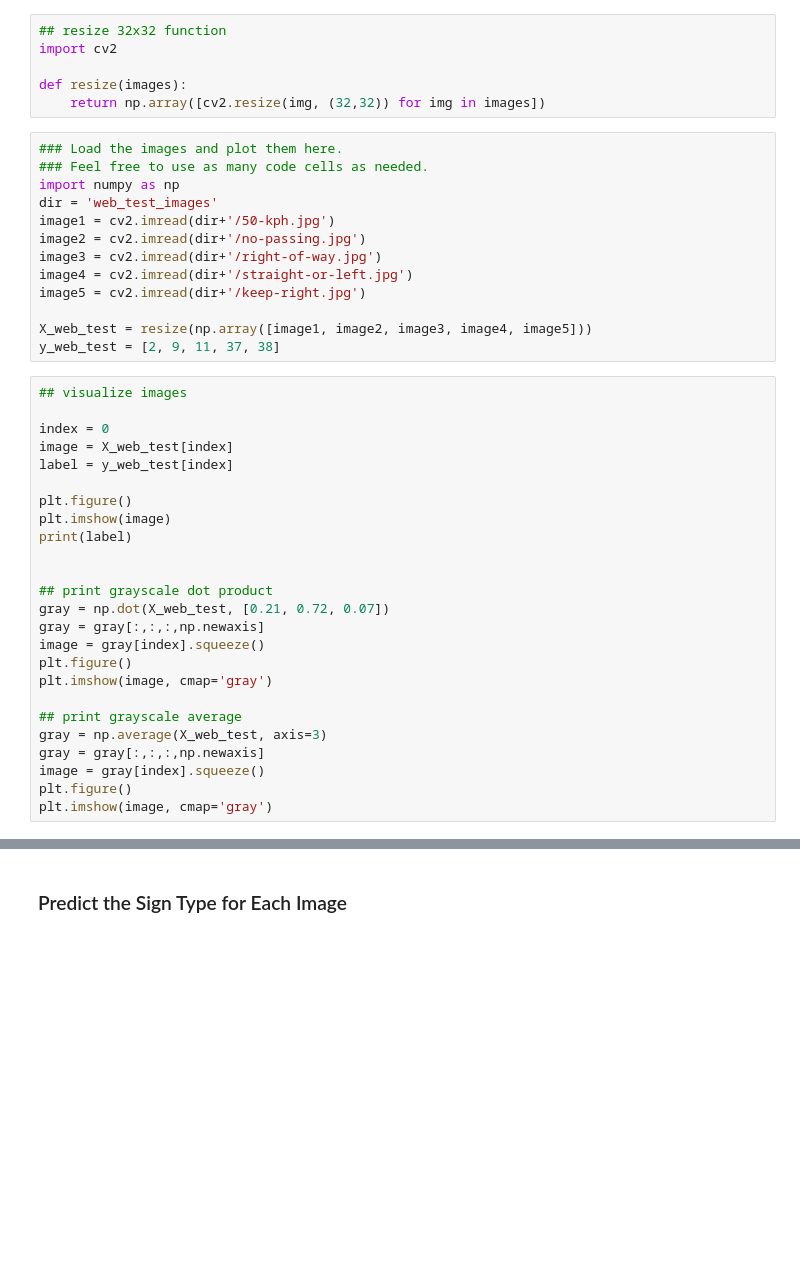
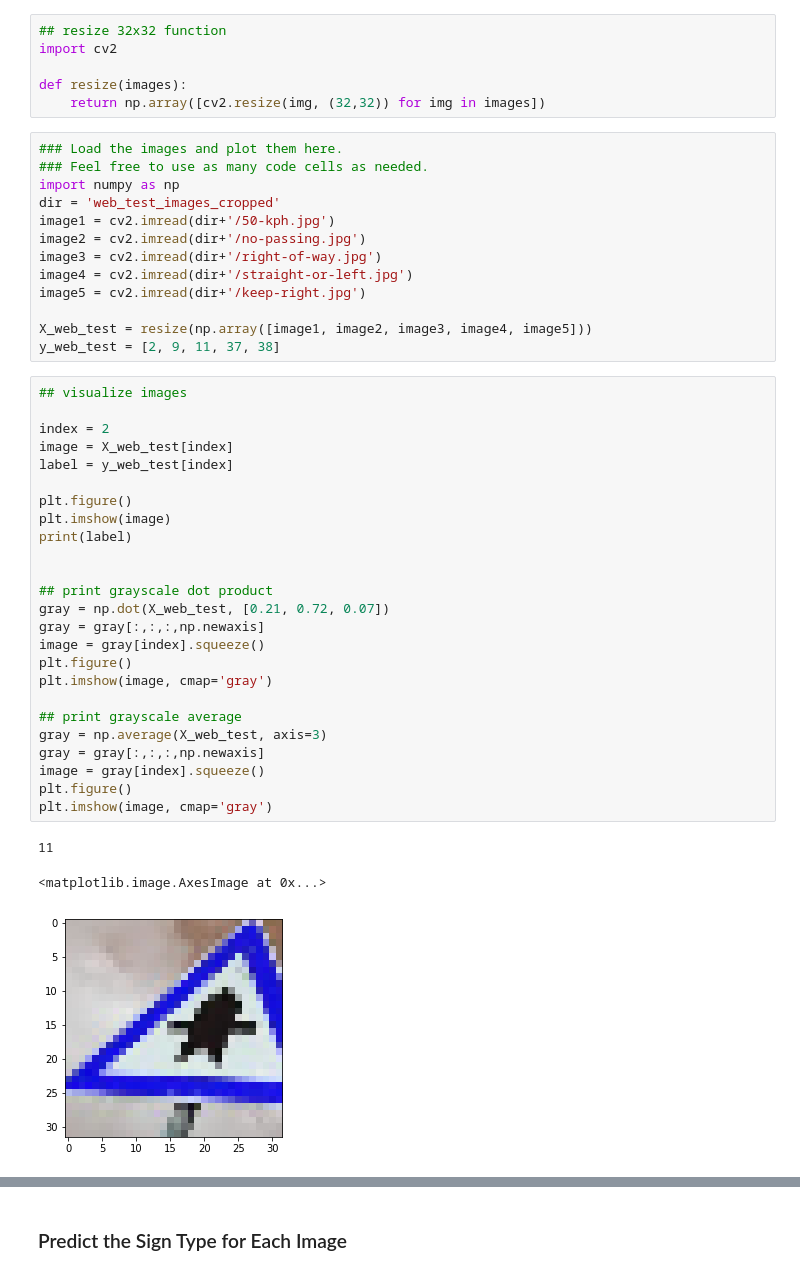
Before and after one commit to steve3424/CarND-Traffic-Sign-Classifier-Project, a Jupyter notebook: Traffic_Sign_Classifier.ipynb, the cells around one changed output, grey strips where cells are left out. Drawn from its saved outputs; the diff is of its cells as text; blank space fills up the shorter version.

Commit message:
add cropped images, add accuracy print statements

```diff
--- a/Traffic_Sign_Classifier.ipynb
+++ b/Traffic_Sign_Classifier.ipynb
@@ -390,7 +372,7 @@ def resize(images):
 ### Load the images and plot them here.
 ### Feel free to use as many code cells as needed.
 import numpy as np
-dir = 'web_test_images'
+dir = 'web_test_images_cropped'
 image1 = cv2.imread(dir+'/50-kph.jpg')
 image2 = cv2.imread(dir+'/no-passing.jpg')
 image3 = cv2.imread(dir+'/right-of-way.jpg')
@@ -402,25 +384,29 @@ y_web_test = [2, 9, 11, 37, 38]
 # %%
 ## visualize images
 
-index = 0
+index = 2
 image = X_web_test[index]
 label = y_web_test[index]
 
 plt.figure()
 plt.imshow(image)
 print(label)
 
 
 ## print grayscale dot product
 gray = np.dot(X_web_test, [0.21, 0.72, 0.07])
 gray = gray[:,:,:,np.newaxis]
 image = gray[index].squeeze()
 plt.figure()
 plt.imshow(image, cmap='gray')
 
 ## print grayscale average
 gray = np.average(X_web_test, axis=3)
 gray = gray[:,:,:,np.newaxis]
 image = gray[index].squeeze()
 plt.figure()
 plt.imshow(image, cmap='gray')
+# %% [output]
+11
+<matplotlib.image.AxesImage at 0x...>
+[figure, added]
```
Also changed, not shown: parts of 6 cells of this notebook, 5 other files.
